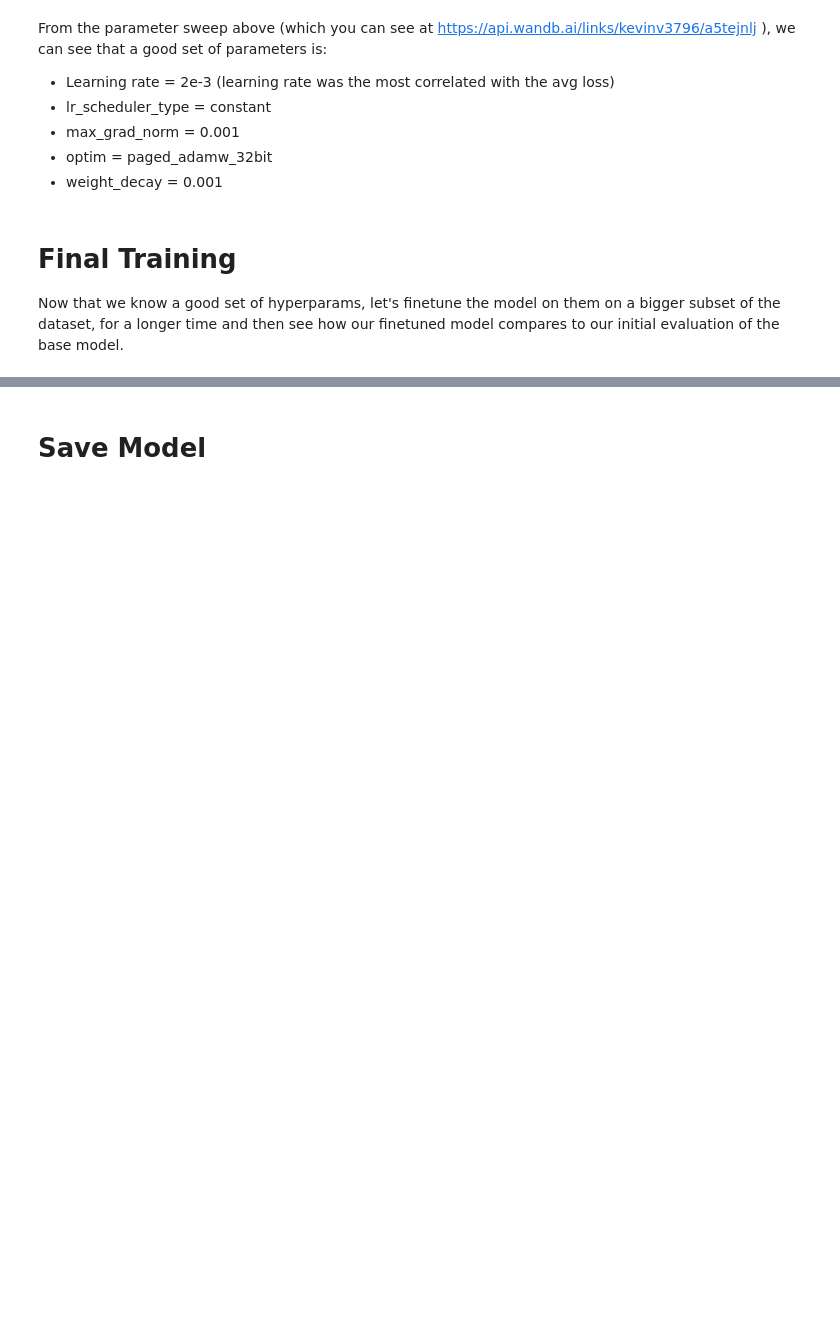
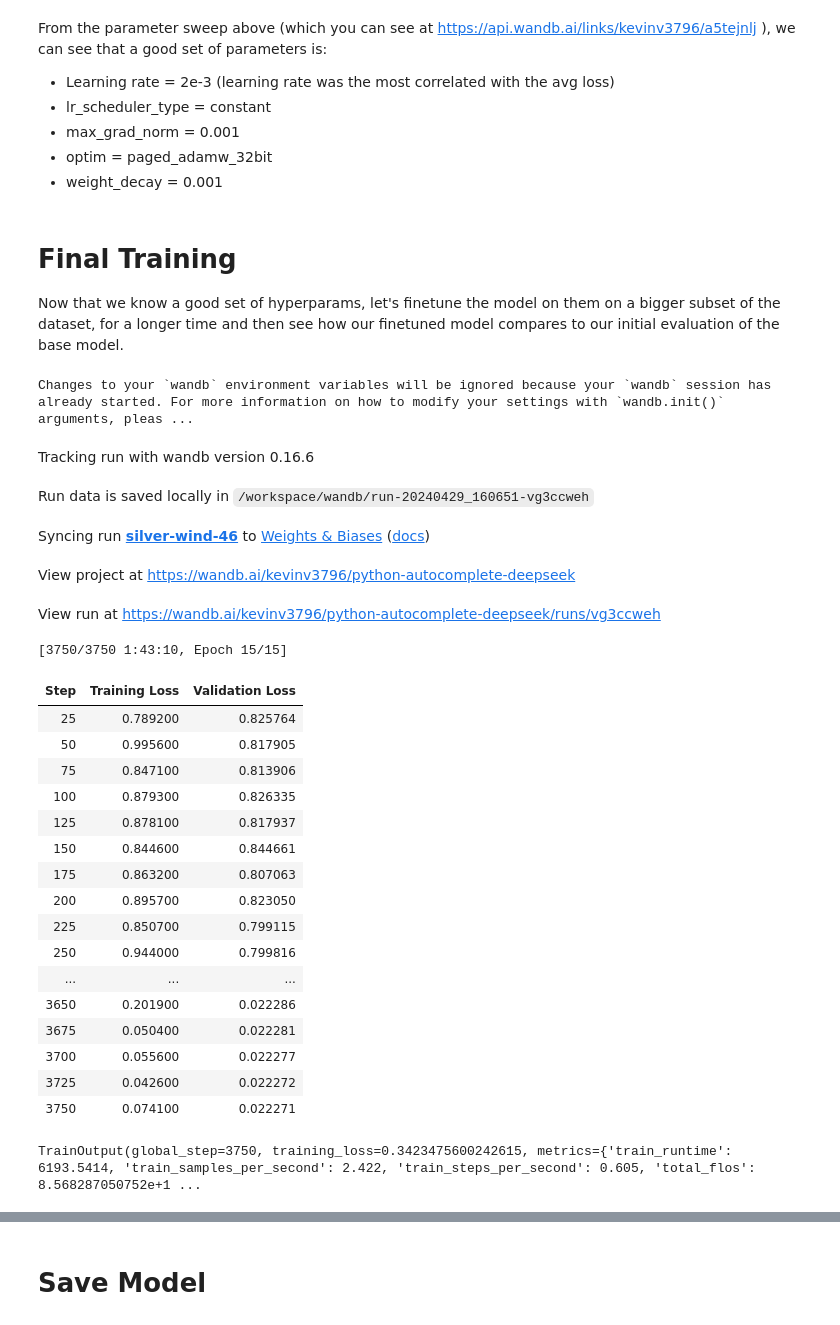
Before and after one commit to kevin-v96/python-codecomplete-lm, a Jupyter notebook: deepseek-coder/deepseek-coder-1.3b-python-peft.ipynb, the cells around one changed output, grey strips where cells are left out. Cells and saved outputs as stored; diff of their text form; code cells hidden in the pictures; blank space fills up the shorter version.

Commit message:
add deepseek peft SFT code

```diff
--- a/deepseek-coder/deepseek-coder-1.3b-python-peft.ipynb
+++ b/deepseek-coder/deepseek-coder-1.3b-python-peft.ipynb
@@ -875,0 +963,28 @@ Now that we know a good set of hyperparams, let's finetune the model on them on
+# %%
+trainer.train()
+# %% [output]
+Changes to your `wandb` environment variables will be ignored because your `wandb` session has already started. For more information on how to modify your settings with `wandb.init()` arguments, pleas ...
+Tracking run with wandb version 0.16.6
+Run data is saved locally in /workspace/wandb/run-20240429_160651-vg3ccweh
+Syncing run silver-wind-46 to Weights & Biases (docs)
+View project at https://wandb.ai/kevinv3796/python-autocomplete-deepseek
+View run at https://wandb.ai/kevinv3796/python-autocomplete-deepseek/runs/vg3ccweh
+[3750/3750 1:43:10, Epoch 15/15]
+| Step | Training Loss | Validation Loss |
+| 25 | 0.789200 | 0.825764 |
+| 50 | 0.995600 | 0.817905 |
+| 75 | 0.847100 | 0.813906 |
+| 100 | 0.879300 | 0.826335 |
+| 125 | 0.878100 | 0.817937 |
+| 150 | 0.844600 | 0.844661 |
+| 175 | 0.863200 | 0.807063 |
+| 200 | 0.895700 | 0.823050 |
+| 225 | 0.850700 | 0.799115 |
+| 250 | 0.944000 | 0.799816 |
+| ... | ... | ... |
+| 3650 | 0.201900 | 0.022286 |
+| 3675 | 0.050400 | 0.022281 |
+| 3700 | 0.055600 | 0.022277 |
+| 3725 | 0.042600 | 0.022272 |
+| 3750 | 0.074100 | 0.022271 |
+TrainOutput(global_step=3750, training_loss=0.3423475600242615, metrics={'train_runtime': 6193.5414, 'train_samples_per_second': 2.422, 'train_steps_per_second': 0.605, 'total_flos': 8.568287050752e+1 ...
```
Also changed, not shown: parts of 20 cells of this notebook.
